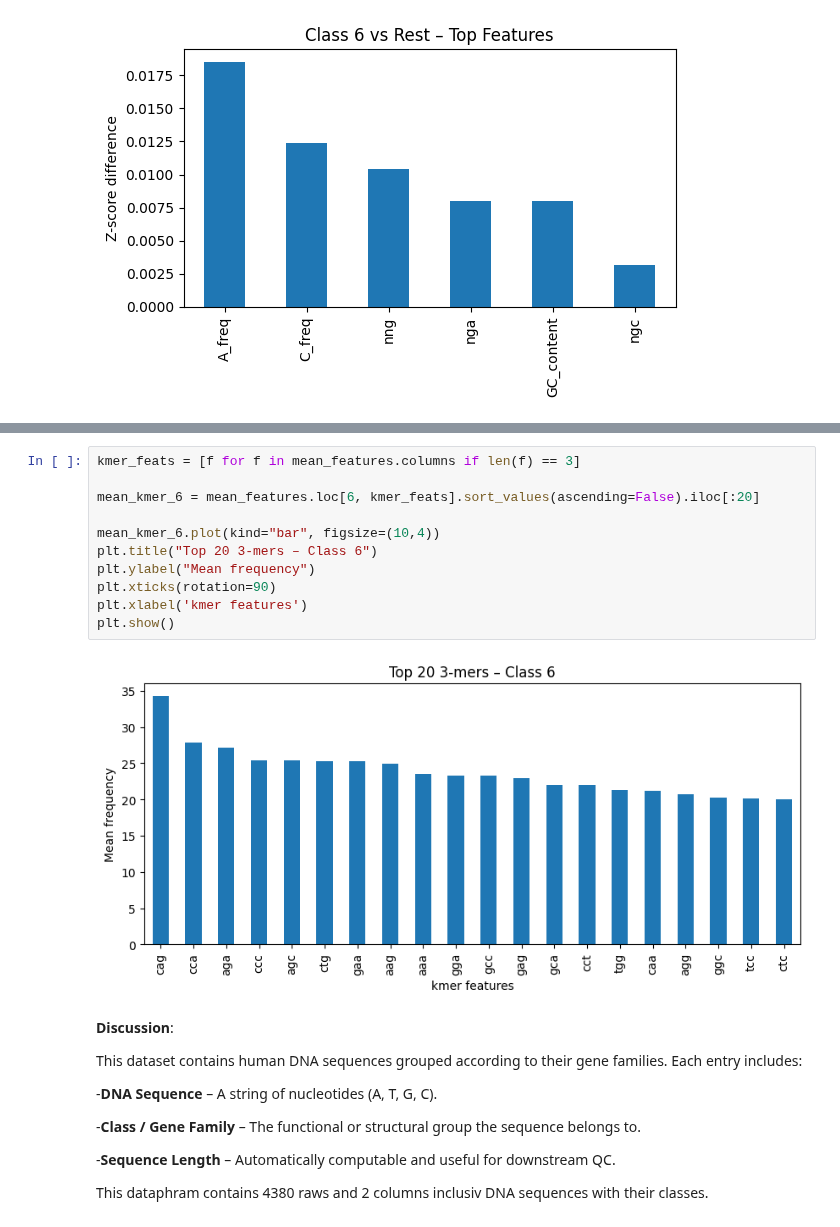
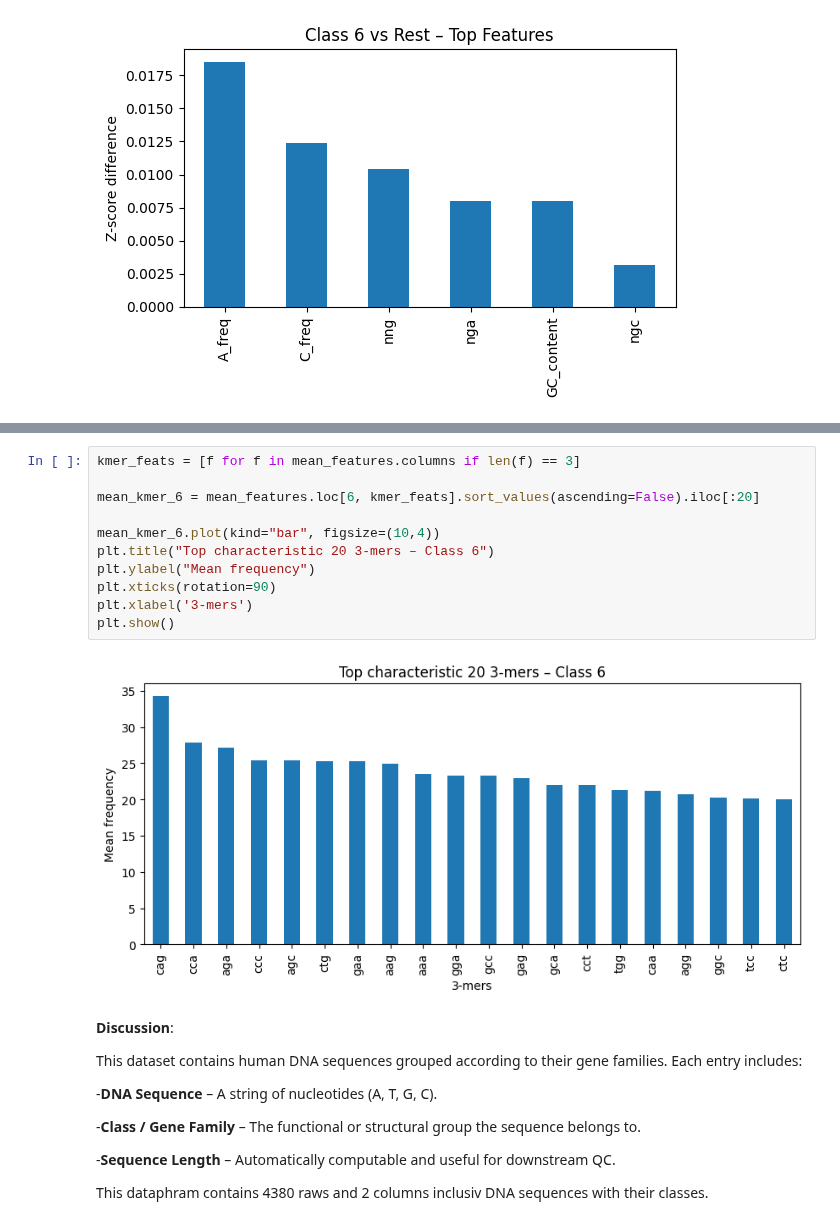
Before and after one commit to YamenNahhas/my-data-project, a Jupyter notebook: notebooks/DNA classification/Human Data Sequnence.ipynb, the cells around one changed output, grey strips where cells are left out. Saved outputs shown, nothing was run; the diff lists cells and outputs as text.

```diff
--- a/notebooks/DNA classification/Human Data Sequnence.ipynb
+++ b/notebooks/DNA classification/Human Data Sequnence.ipynb
@@ -477,16 +518,16 @@ plt.tight_layout()
 # %%
 kmer_feats = [f for f in mean_features.columns if len(f) == 3]
 
 mean_kmer_6 = mean_features.loc[6, kmer_feats].sort_values(ascending=False).iloc[:20]
 
 mean_kmer_6.plot(kind="bar", figsize=(10,4))
-plt.title("Top 20 3-mers – Class 6")
+plt.title("Top characteristic 20 3-mers – Class 6")
 plt.ylabel("Mean frequency")
 plt.xticks(rotation=90)
-plt.xlabel('kmer features')
+plt.xlabel('3-mers')
 plt.show()
 # %% [output]
-[figure, old version]
+[figure, new version]
 # %% [markdown]
 **Discussion**:
 
```
Also changed, not shown: parts of 14 cells of this notebook.
